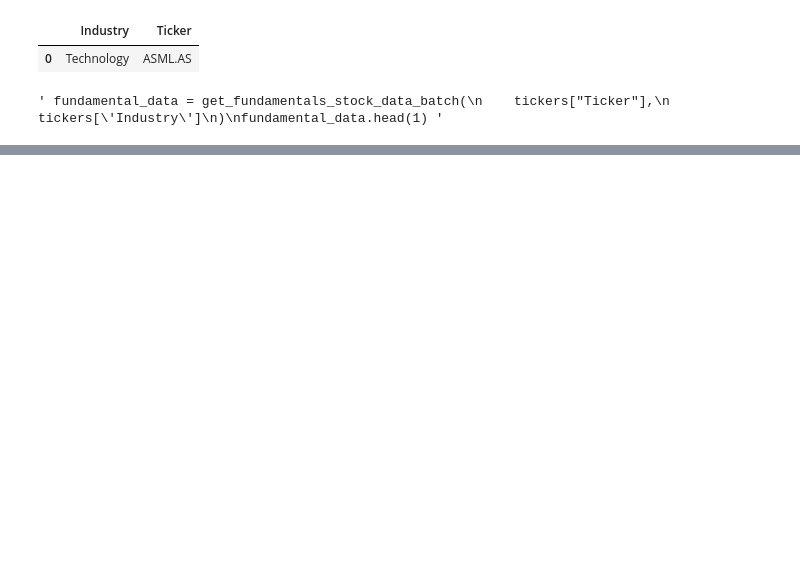
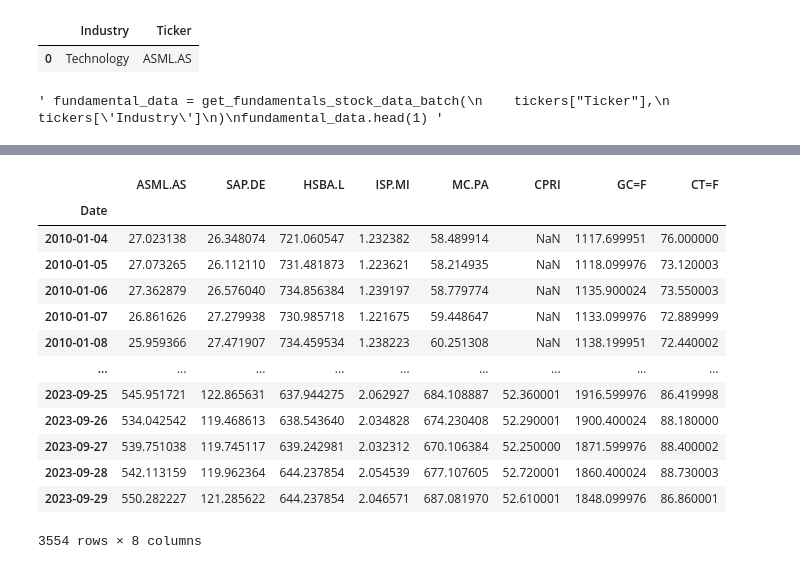
Before and after one commit to martinpasche/Portfolio-Management, a Jupyter notebook: testing.ipynb, the cells around one changed output, grey strips where cells are left out. Saved outputs shown, nothing was run; the diff lists cells and outputs as text; code cells hidden in the pictures; blank space fills up the shorter version.

```diff
--- a/testing.ipynb
+++ b/testing.ipynb
@@ -65,0 +96,21 @@ time_serie = get_price_series(
+# %%
+new_time_series = format_time_series(
+    time_series,
+    tickers = tickers["Ticker"].to_list(),
+)
+new_time_series
+# %% [output]
+|  | ASML.AS | SAP.DE | HSBA.L | ISP.MI | MC.PA | CPRI | GC=F | CT=F |
+| Date |  |  |  |  |  |  |  |  |
+| 2010-01-04 | 27.023138 | 26.348074 | 721.060547 | 1.232382 | 58.489914 | NaN | 1117.699951 | 76.000000 |
+| 2010-01-05 | 27.073265 | 26.112110 | 731.481873 | 1.223621 | 58.214935 | NaN | 1118.099976 | 73.120003 |
+| 2010-01-06 | 27.362879 | 26.576040 | 734.856384 | 1.239197 | 58.779774 | NaN | 1135.900024 | 73.550003 |
+| 2010-01-07 | 26.861626 | 27.279938 | 730.985718 | 1.221675 | 59.448647 | NaN | 1133.099976 | 72.889999 |
+| 2010-01-08 | 25.959366 | 27.471907 | 734.459534 | 1.238223 | 60.251308 | NaN | 1138.199951 | 72.440002 |
+| ... | ... | ... | ... | ... | ... | ... | ... | ... |
+| 2023-09-25 | 545.951721 | 122.865631 | 637.944275 | 2.062927 | 684.108887 | 52.360001 | 1916.599976 | 86.419998 |
+| 2023-09-26 | 534.042542 | 119.468613 | 638.543640 | 2.034828 | 674.230408 | 52.290001 | 1900.400024 | 88.180000 |
+| 2023-09-27 | 539.751038 | 119.745117 | 639.242981 | 2.032312 | 670.106384 | 52.250000 | 1871.599976 | 88.400002 |
+| 2023-09-28 | 542.113159 | 119.962364 | 644.237854 | 2.054539 | 677.107605 | 52.720001 | 1860.400024 | 88.730003 |
+| 2023-09-29 | 550.282227 | 121.285622 | 644.237854 | 2.046571 | 687.081970 | 52.610001 | 1848.099976 | 86.860001 |
+3554 rows × 8 columns
```
Also changed, not shown: parts of 13 cells of this notebook, 2 other files.
